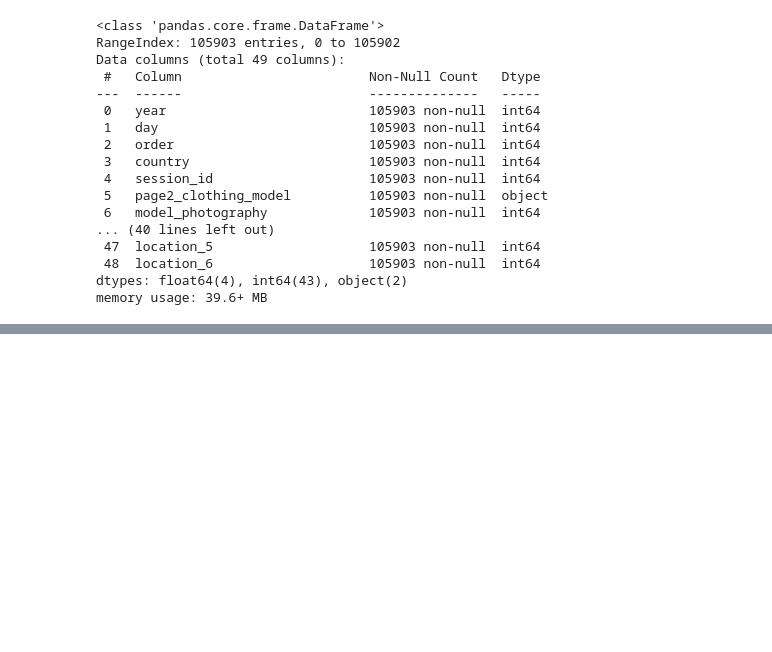
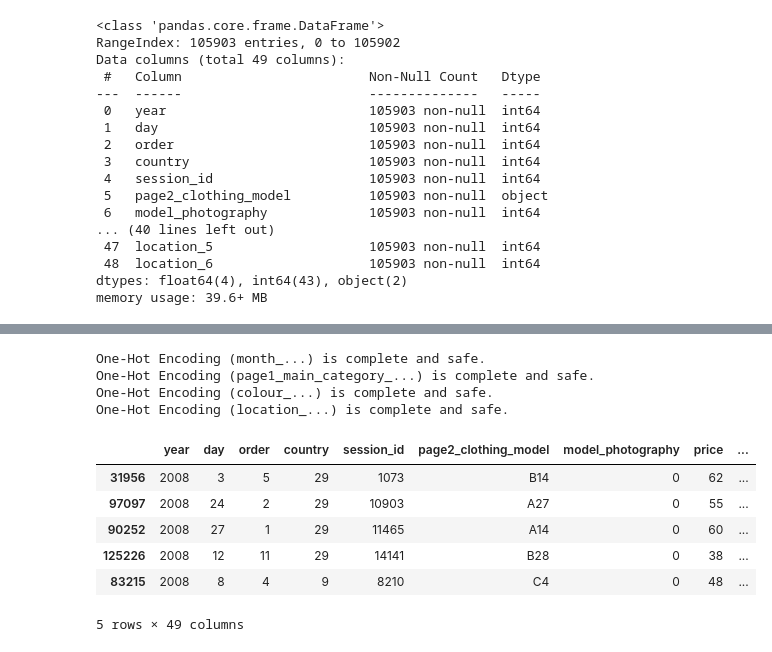
Before and after one commit to Aravind-M2/E-Commerce-Customer-conversion, a Jupyter notebook: classification demo copy.ipynb, the cells around one changed output, grey strips where cells are left out. Saved outputs shown, nothing was run; the diff lists cells and outputs as text; code cells hidden in the pictures; blank space fills up the shorter version.

```diff
--- a/classification demo copy.ipynb
+++ b/classification demo copy.ipynb
@@ -786,0 +802,44 @@ KeyboardInterrupt:
+# %%
+# one hot encoding
+ohe=['month','page1_main_category','colour','location']
+for i in ohe:
+    # Use pandas get_dummies for simple OHE
+    df_ohe = pd.get_dummies(df_test[i], prefix=i, dtype=int)
+
+    # Concatenate the new OHE columns to the main DataFrame
+    df_test = pd.concat([df_test.drop(i, axis=1), df_ohe], axis=1)
+
+    # Display the result (replace 'page2_clothing_model_grouped' with the encoded column)
+    # print("\n--- Final Encoded Features Head ---")
+    # print(data[['country_RARE_GROUP','model_target_encoded']].head())
+
+
+    print(f"One-Hot Encoding ({i}_...) is complete and safe.")
+# %% [output]
+One-Hot Encoding (month_...) is complete and safe.
+One-Hot Encoding (page1_main_category_...) is complete and safe.
+One-Hot Encoding (colour_...) is complete and safe.
+One-Hot Encoding (location_...) is complete and safe.
+# %%
+# Transforming the skewed features using the best transforming methods after analysing the skewness and kurtosis
+# df_test['price_transformed'], optimal_lambda = boxcox(df_test['price']) ------ this is wrong
+df_test['order_transformed'] = np.log(df_test['order'])
+# Winsorizing /Capping feature to upper bound
+df_test['order_capped'] = df_test['order_transformed'].apply(lambda i : 5.17 if i > 5.17 else i)
+# %%
+# 2. Apply the SAME optimal_lambda to the test data
+df_test['price_transformed'] = boxcox(df_test['price'], lmbda=optimal_lambda) #------------ this is correct
+# %%
+# label encoding
+df_test['model_photography'] = df_test['model_photography'].map({1:0, 2:1})
+# df_train['model_photography'].value_counts()
+# %%
+df_test.head()
+# %% [output]
+|  | year | day | order | country | session_id | page2_clothing_model | model_photography | price | ... |
+| 31956 | 2008 | 3 | 5 | 29 | 1073 | B14 | 0 | 62 | ... |
+| 97097 | 2008 | 24 | 2 | 29 | 10903 | A27 | 0 | 55 | ... |
+| 90252 | 2008 | 27 | 1 | 29 | 11465 | A14 | 0 | 60 | ... |
+| 125226 | 2008 | 12 | 11 | 29 | 14141 | B28 | 0 | 38 | ... |
+| 83215 | 2008 | 8 | 4 | 9 | 8210 | C4 | 0 | 48 | ... |
+5 rows × 49 columns
```
Also changed, not shown: parts of 35 cells of this notebook.
